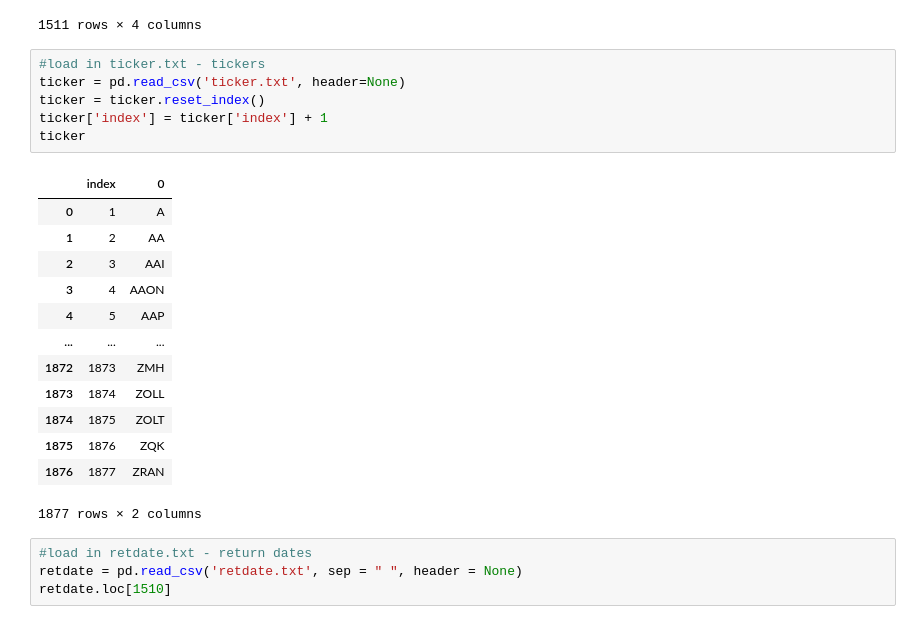
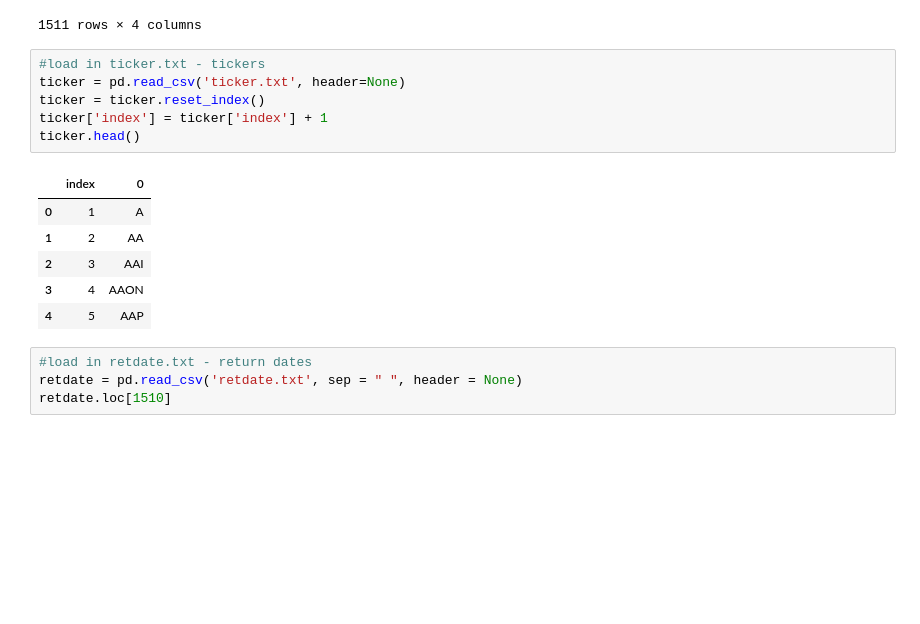
Before and after one commit to anhtulu12/econ139-f20, a Jupyter notebook: 139 Final Proj.ipynb, the cells around one changed output. Saved outputs shown, nothing was run; the diff lists cells and outputs as text; blank space fills up the shorter version.

```diff
--- a/139 Final Proj.ipynb
+++ b/139 Final Proj.ipynb
@@ -35,23 +35,16 @@ ffdata
 # %%
 #load in ticker.txt - tickers
 ticker = pd.read_csv('ticker.txt', header=None)
 ticker = ticker.reset_index()
 ticker['index'] = ticker['index'] + 1
-ticker
+ticker.head()
 # %% [output]
 |  | index | 0 |
 | 0 | 1 | A |
 | 1 | 2 | AA |
 | 2 | 3 | AAI |
 | 3 | 4 | AAON |
 | 4 | 5 | AAP |
-| ... | ... | ... |
-| 1872 | 1873 | ZMH |
-| 1873 | 1874 | ZOLL |
-| 1874 | 1875 | ZOLT |
-| 1875 | 1876 | ZQK |
-| 1876 | 1877 | ZRAN |
-1877 rows × 2 columns
 # %%
 #load in retdate.txt - return dates
 retdate = pd.read_csv('retdate.txt', sep = " ", header = None)
```
Also changed, not shown: parts of 11 cells of this notebook, 4 other files.
